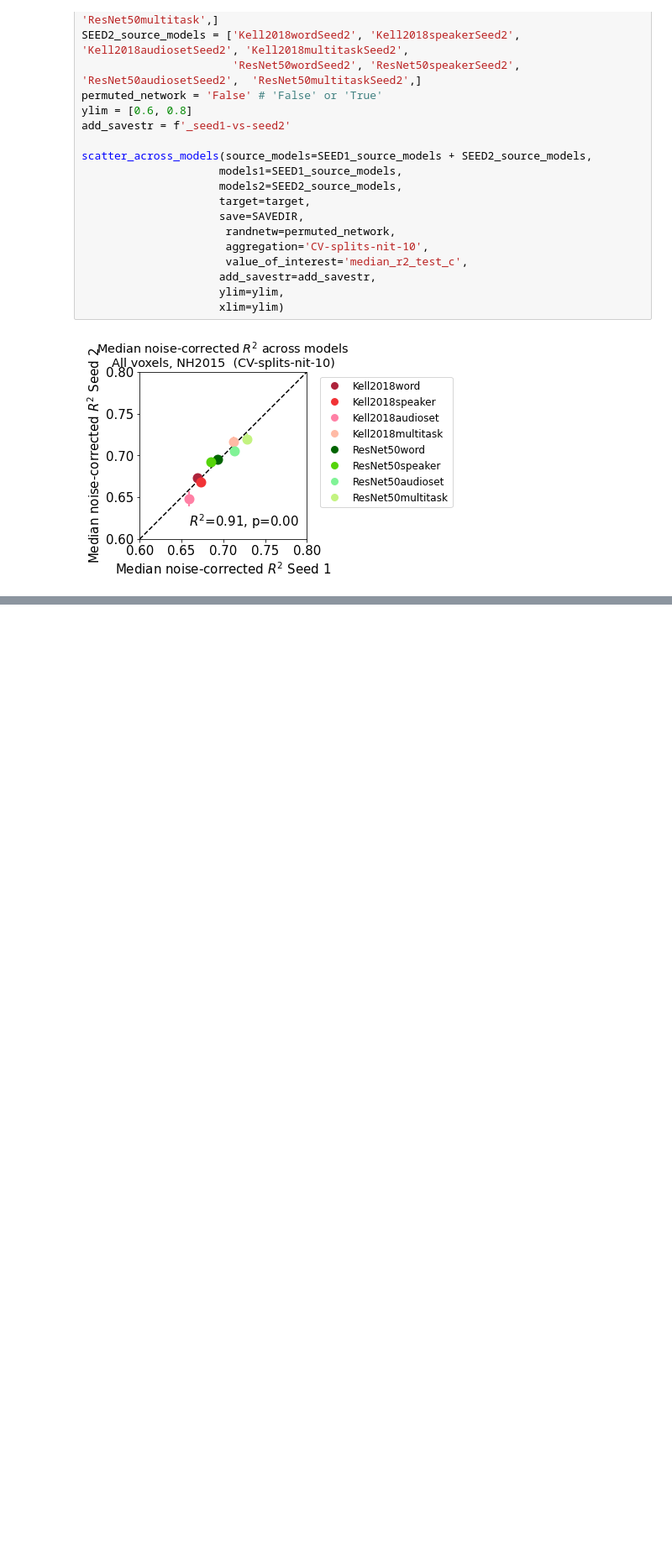
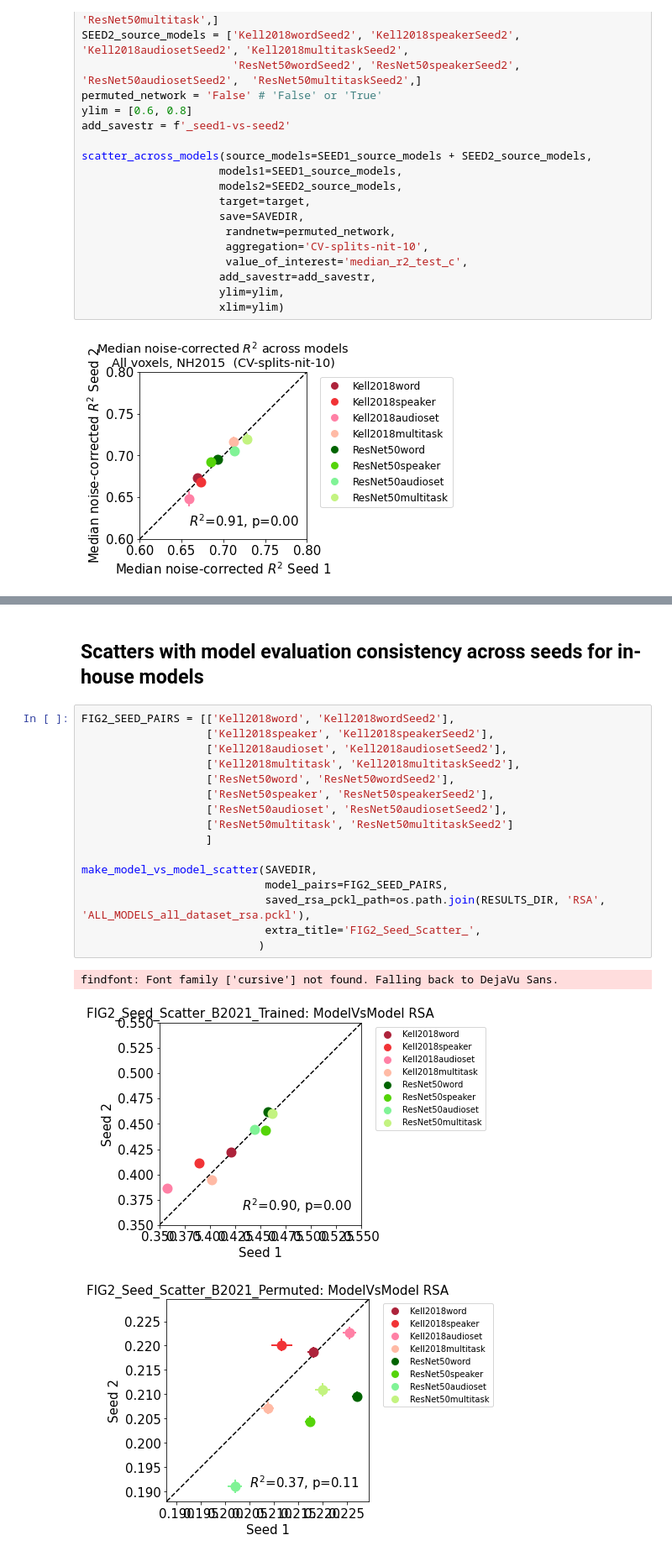
Before and after one commit to gretatuckute/auditory_brain_dnn, a Jupyter notebook: aud_dnn/analyze/generate_Figure2.ipynb, the cells around one changed output, grey strips where cells are left out. Shown at 84% size. Saved outputs shown, nothing was run; the diff lists cells and outputs as text; blank space fills up the shorter version.

```diff
--- a/aud_dnn/analyze/generate_Figure2.ipynb
+++ b/aud_dnn/analyze/generate_Figure2.ipynb
@@ -113,0 +143,22 @@ scatter_across_models(source_models=SEED1_source_models + SEED2_source_models,
+# %% [markdown]
+## Scatters with model evaluation consistency across seeds for in-house models
+# %%
+FIG2_SEED_PAIRS = [['Kell2018word', 'Kell2018wordSeed2'],
+                   ['Kell2018speaker', 'Kell2018speakerSeed2'],
+                   ['Kell2018audioset', 'Kell2018audiosetSeed2'],
+                   ['Kell2018multitask', 'Kell2018multitaskSeed2'],
+                   ['ResNet50word', 'ResNet50wordSeed2'],
+                   ['ResNet50speaker', 'ResNet50speakerSeed2'],
+                   ['ResNet50audioset', 'ResNet50audiosetSeed2'],
+                   ['ResNet50multitask', 'ResNet50multitaskSeed2']
+                   ]
+
+make_model_vs_model_scatter(SAVEDIR,
+                            model_pairs=FIG2_SEED_PAIRS,
+                            saved_rsa_pckl_path=os.path.join(RESULTS_DIR, 'RSA', 'ALL_MODELS_all_dataset_rsa.pckl'),
+                            extra_title='FIG2_Seed_Scatter_',
+                           )
+# %% [output]
+findfont: Font family ['cursive'] not found. Falling back to DejaVu Sans.
+[figure, added]
+[figure, added]
```
Also changed, not shown: parts of 8 cells of this notebook, 1 other file.
